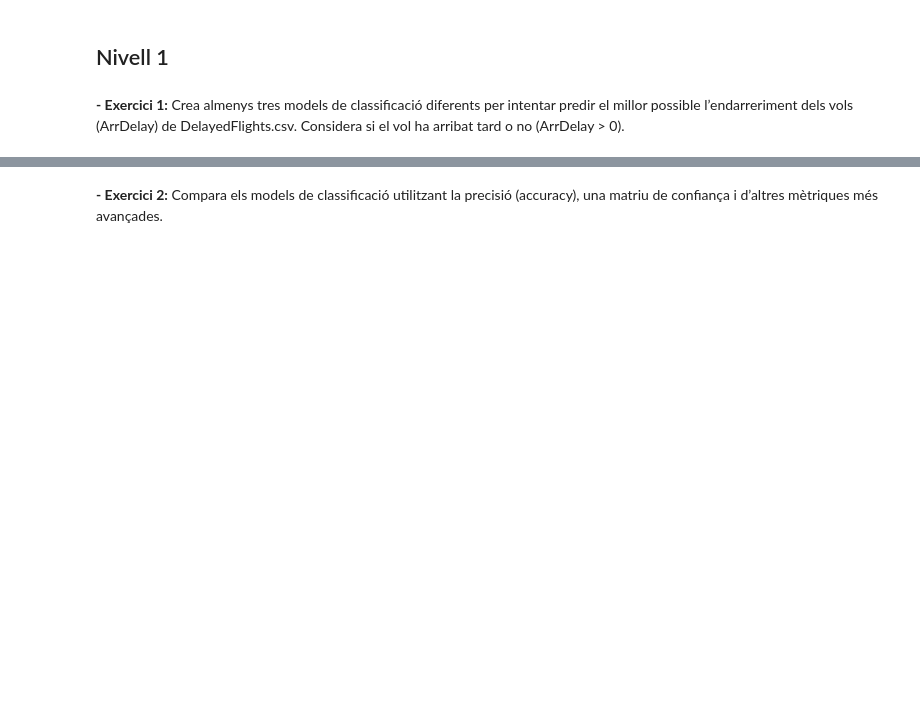
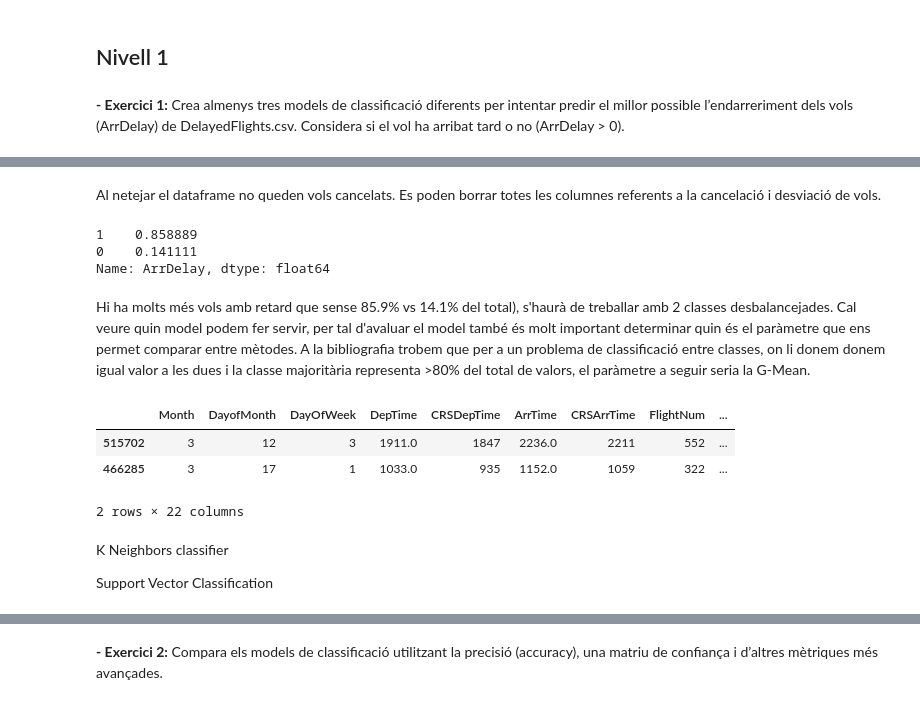
Before and after one commit to MarkusHumetus/Supervisat_Classificacio, a Jupyter notebook: S10_T01_Aprenentage_Supervisat.ipynb, the cells around one changed output, grey strips where cells are left out. Saved outputs shown, nothing was run; the diff lists cells and outputs as text; code cells hidden in the pictures; blank space fills up the shorter version.

```diff
--- a/S10_T01_Aprenentage_Supervisat.ipynb
+++ b/S10_T01_Aprenentage_Supervisat.ipynb
@@ -22,0 +80,8 @@ ERROR: No matching distribution found for nbextension
+# %%
+
+for i in ['CarrierDelay','WeatherDelay', 'NASDelay', 'SecurityDelay', 'LateAircraftDelay']:
+    flights2008_df.loc[(flights2008_df.ArrDelay==0)&(flights2008_df[i].isnull()),i ]=0
+
+flights2008_df.loc[(flights2008_df.ArrDelay==0)&(flights2008_df['ArrTime'].isnull()),'ArrTime']=flights2008_df.CRSArrTime
+
+flights2008_df.isnull().sum()
@@ -22,0 +123,5 @@ ERROR: No matching distribution found for nbextension
+# %%
+#Com que no hi han dates de vols no retrassat, es procedeix a eliminar els valors nuls:
+index=list(flights2008_df[flights2008_df['LateAircraftDelay'].isnull()].index)#index de vols que tenen distancia nul
+flights2008_df.drop(index=index, inplace=True)
+flights2008_df.isnull().sum()
@@ -22,0 +146,10 @@ ERROR: No matching distribution found for nbextension
+# %% [markdown]
+Al netejar el dataframe no queden vols cancelats. Es poden borrar totes les columnes referents a la cancelació i desviació de vols.
+# %%
+flights2008_df.ArrDelay.value_counts(normalize=True)
+# %% [output]
+1    0.858889
+0    0.141111
+Name: ArrDelay, dtype: float64
+# %% [markdown]
+Hi ha molts més vols amb retard que sense 85.9% vs 14.1% del total), s'haurà de treballar amb 2 classes desbalancejades. Cal veure quin model podem fer servir, per tal d'avaluar el model també és molt important determinar quin és el paràmetre que ens permet comparar entre mètodes. A la bibliografia trobem que per a un problema de classificació entre classes, on li donem donem igual valor a les dues i la classe majoritària representa >80% del total de valors, el paràmetre a seguir seria la G-Mean.
@@ -22,0 +171,18 @@ ERROR: No matching distribution found for nbextension
+# %%
+# Eliminem les dades no numèriques del Dataframe
+
+df_small=flights2008_df.sample(n=50000,random_state=42)
+objectiu=list(df_small.ArrDelay)
+df_small.drop('ArrDelay', axis=1, inplace=True)
+categor_index=df_small.dtypes[df_small.dtypes!='object'].index
+df_small=df_small[categor_index]
+df_small.head()[:2]
+# %% [output]
+|  | Month | DayofMonth | DayOfWeek | DepTime | CRSDepTime | ArrTime | CRSArrTime | FlightNum | ... |
+| 515702 | 3 | 12 | 3 | 1911.0 | 1847 | 2236.0 | 2211 | 552 | ... |
+| 466285 | 3 | 17 | 1 | 1033.0 | 935 | 1152.0 | 1059 | 322 | ... |
+2 rows × 22 columns
+# %% [markdown]
+K Neighbors classifier
+
+Support Vector Classification
```
Also changed, not shown: parts of 29 cells of this notebook.
